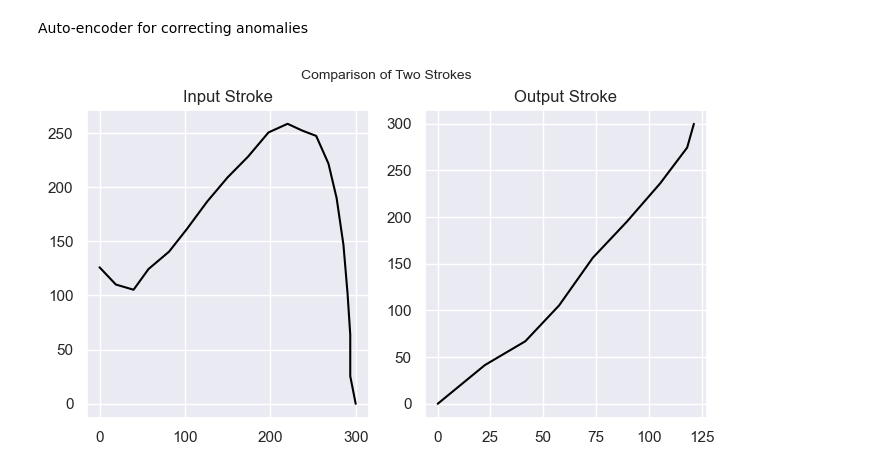
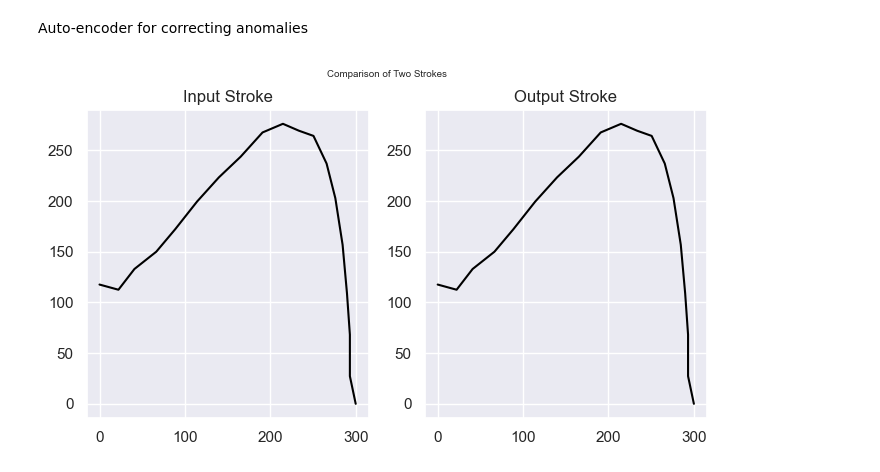
Before and after one commit to josegibson/stroke-denoiser, a Jupyter notebook: stroke_study.ipynb, the cells around one changed output. Saved outputs shown, nothing was run; the diff lists cells and outputs as text; code cells hidden in the pictures.

```diff
--- a/stroke_study.ipynb
+++ b/stroke_study.ipynb
@@ -96,3 +96,25 @@ strokes = np.array([np.concatenate([stroke, np.zeros((max_length - len(stroke),
+# %%
+# make each stroke have displacement data instead of absolute coordinates
+def absolute_to_displacement(strokes):
+
+    # get boolean values if the point is (0, 0, 0)
+    mask = np.all(strokes[:, 1:] == 0, axis=2)
+
+    # get the index of first True in each stroke
+    first_nonzero = np.argmax(mask, axis=1)
+
+    # Find the differences between consecutive points
+    displacements = np.diff(strokes, axis=1)
+
+    # replace the first non zero point with (0, 0, 0) using the first_nonzero index
+    displacements[np.arange(len(displacements)), first_nonzero] = 0
+
+    # add a point with (0, 0, 0) at the end to make the length of the stroke 300
+    displacements = np.concatenate([displacements, np.zeros((len(displacements), 1, 3)).astype(np.int32)], axis=1)
+
+    return displacements
+
+strokes = absolute_to_displacement(strokes)
 # %%
 strokes.shape
 # %% [output]
@@ -111,38 +133,42 @@ strokes = torch.from_numpy(strokes).float()
 
 MAX_STROKE_LEN = 300
 # %%
-def display_strokes(stroke1, stroke2):
+def display_strokes(stroke1, stroke2, title = "Comparison of Two Strokes"):
     fig, (ax1, ax2) = plt.subplots(ncols=2, figsize=(8, 4))
 
     def process_stroke(stroke):
         stroke = stroke.numpy()
         stroke = stroke[~(np.all(stroke == 0, axis=1))]
+
+        # convert displacement to absolute coordinates
+        stroke = np.cumsum(stroke, axis=0)
+
         x_min, y_min = np.min(stroke[:, :2], axis=0)
         x_max, y_max = np.max(stroke[:, :2], axis=0)
         scale_factor = 300 / max(x_max - x_min, y_max - y_min)
         stroke -= [x_min, y_min, stroke[0, 2]]
         stroke *= scale_factor
         stroke = stroke[:, :2]
         return stroke
 
     # Stroke 1
     stroke1 = process_stroke(stroke1)
     ax1.plot(stroke1[:, 0], stroke1[:, 1], color='black')
     ax1.set_title("Input Stroke")
 
     # Stroke 2
     stroke2 = process_stroke(stroke2)
     ax2.plot(stroke2[:, 0], stroke2[:, 1], color='black')
     ax2.set_title("Output Stroke")
 
     # Set plot title
-    fig.suptitle("Comparison of Two Strokes", fontsize=10)
+    fig.suptitle(title, fontsize=7)
 
     plt.show()
 
-display_strokes(strokes[723], strokes[724])
+display_strokes(strokes[723], strokes[723])
 # %% [output]
-[figure, old version]
+[figure, new version]
 # %%
 # Dataset
 
```
Also changed, not shown: parts of 4 cells of this notebook.
